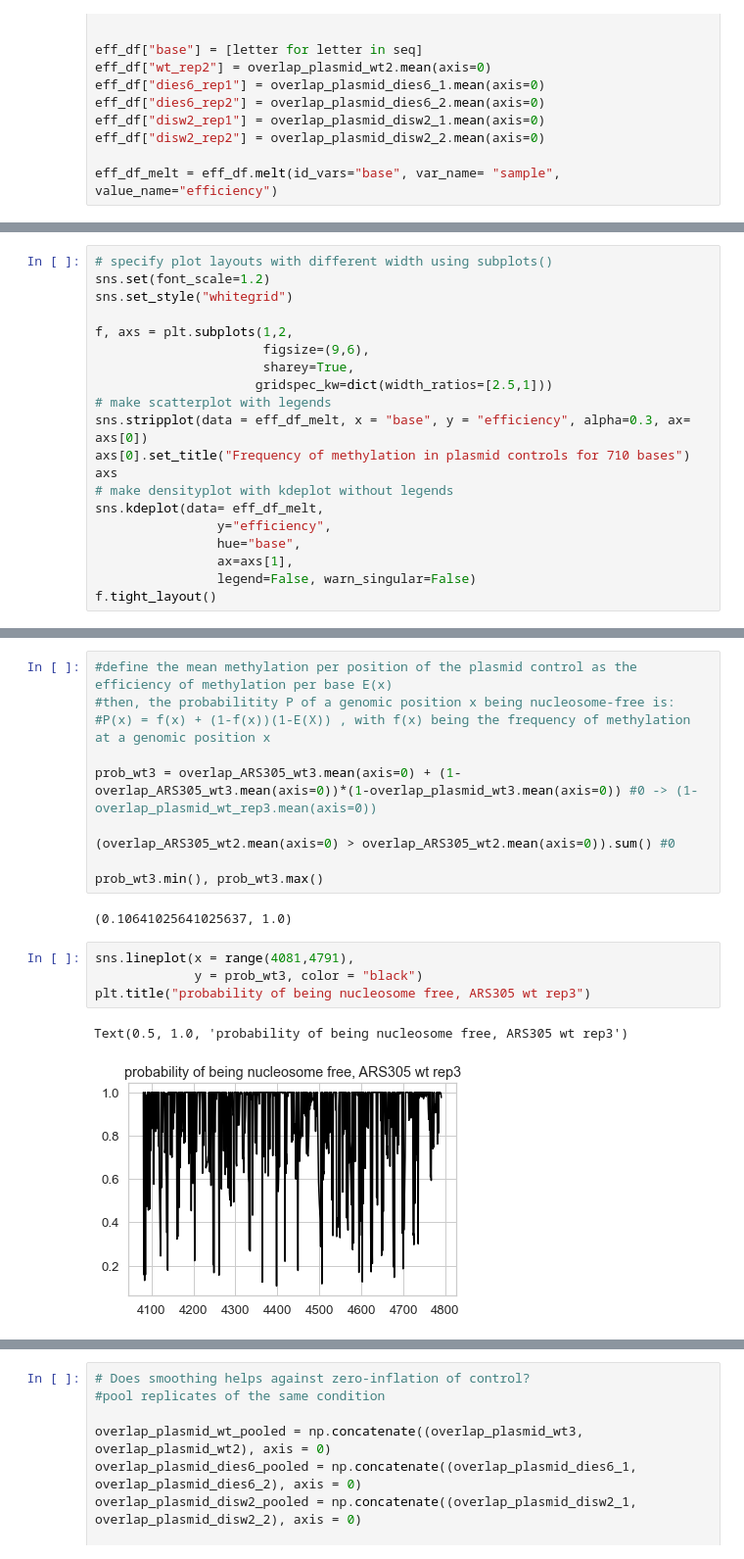
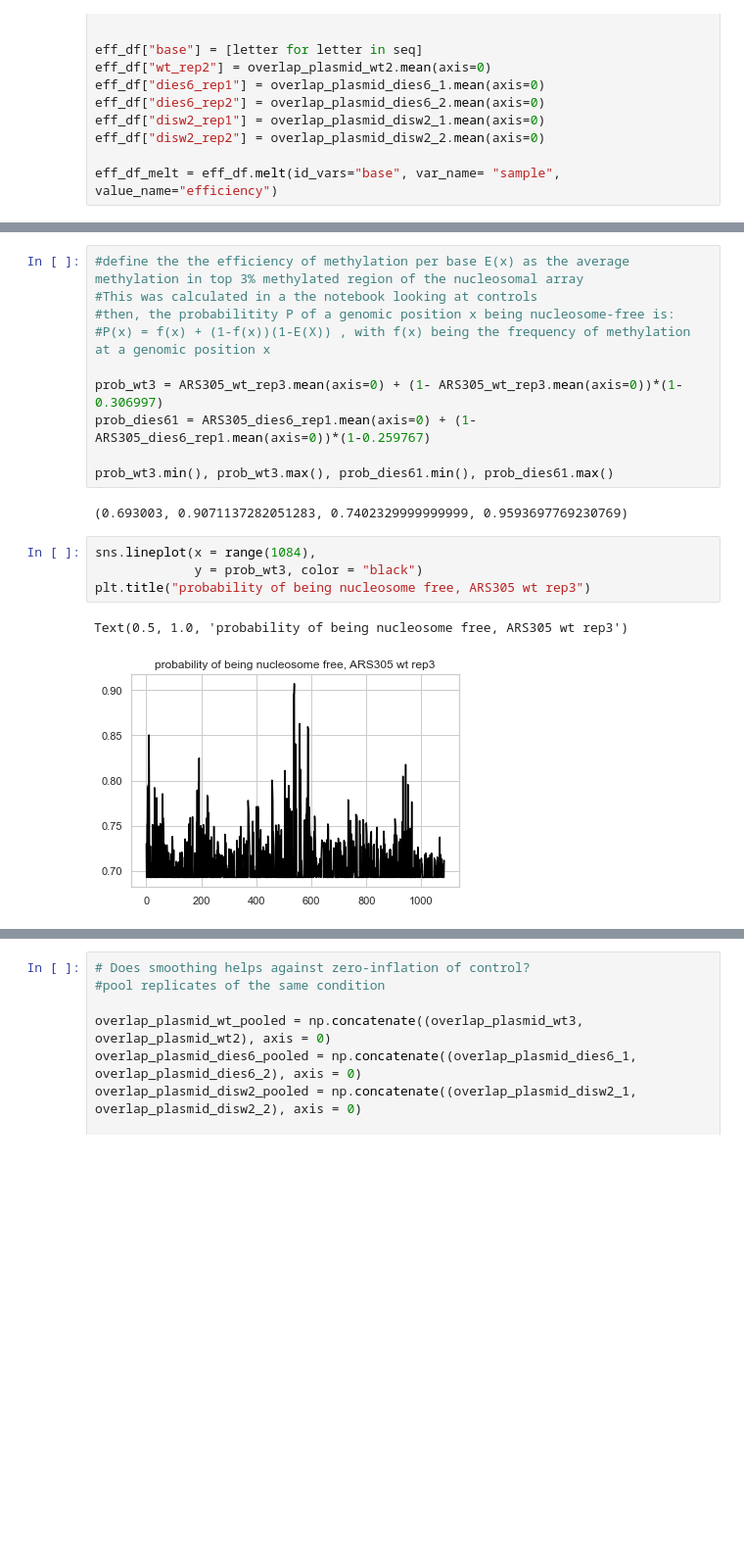
Before and after one commit to KarolineHoller/nanopore_methylation, a Jupyter notebook: ARS305_entropy.ipynb, the cells around one changed output, grey strips where cells are left out. Shown at 98% size. Saved outputs shown, nothing was run; the diff lists cells and outputs as text; blank space fills up the shorter version.

Commit message:
tried entropy calculation based on open regions in nucleosomal arrays

```diff
--- a/ARS305_entropy.ipynb
+++ b/ARS305_entropy.ipynb
@@ -189,20 +258,0 @@ plt.show()
-# %%
-# specify plot layouts with different width using subplots()
-sns.set(font_scale=1.2)
-sns.set_style("whitegrid")
-
-f, axs = plt.subplots(1,2,
-                      figsize=(9,6),
-                      sharey=True,
-                     gridspec_kw=dict(width_ratios=[2.5,1]))
-# make scatterplot with legends
-sns.stripplot(data = eff_df_melt, x = "base", y = "efficiency", alpha=0.3, ax= axs[0])
-axs[0].set_title("Frequency of methylation in plasmid controls for 710 bases")
-axs
-# make densityplot with kdeplot without legends
-sns.kdeplot(data= eff_df_melt,
-                y="efficiency",
-                hue="base",
-                ax=axs[1],
-                legend=False, warn_singular=False)
-f.tight_layout()
@@ -287,20 +275,20 @@ Text(0.5, 0, 'frequency')
 # %%
-#define the mean methylation per position of the plasmid control as the efficiency of methylation per base E(x)
+#define the the efficiency of methylation per base E(x) as the average methylation in top 3% methylated region of the nucleosomal array
+#This was calculated in a the notebook looking at controls
 #then, the probabilitity P of a genomic position x being nucleosome-free is:
 #P(x) = f(x) + (1-f(x))(1-E(X)) , with f(x) being the frequency of methylation at a genomic position x
 
-prob_wt3 = overlap_ARS305_wt3.mean(axis=0) + (1- overlap_ARS305_wt3.mean(axis=0))*(1-overlap_plasmid_wt3.mean(axis=0)) #0 -> (1-overlap_plasmid_wt_rep3.mean(axis=0))
+prob_wt3 = ARS305_wt_rep3.mean(axis=0) + (1- ARS305_wt_rep3.mean(axis=0))*(1-0.306997)
+prob_dies61 = ARS305_dies6_rep1.mean(axis=0) + (1- ARS305_dies6_rep1.mean(axis=0))*(1-0.259767)
 
-(overlap_ARS305_wt2.mean(axis=0) > overlap_ARS305_wt2.mean(axis=0)).sum() #0
-
-prob_wt3.min(), prob_wt3.max()
+prob_wt3.min(), prob_wt3.max(), prob_dies61.min(), prob_dies61.max()
 # %% [output]
-(0.10641025641025637, 1.0)
+(0.693003, 0.9071137282051283, 0.7402329999999999, 0.9593697769230769)
 # %%
-sns.lineplot(x = range(4081,4791),
+sns.lineplot(x = range(1084),
              y = prob_wt3, color = "black")
 plt.title("probability of being nucleosome free, ARS305 wt rep3")
 # %% [output]
 Text(0.5, 1.0, 'probability of being nucleosome free, ARS305 wt rep3')
-[figure, old version]
+[figure, new version]
 # %%
```
Also changed, not shown: parts of 20 cells of this notebook.
